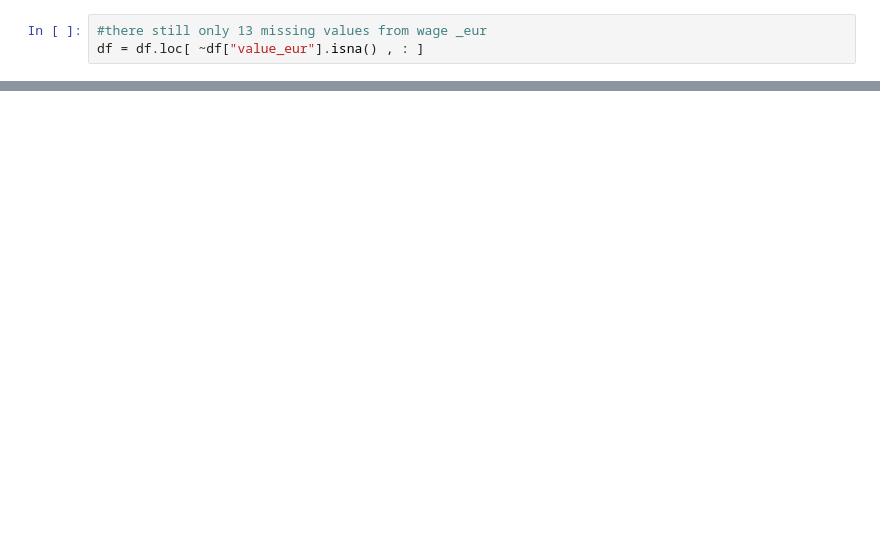
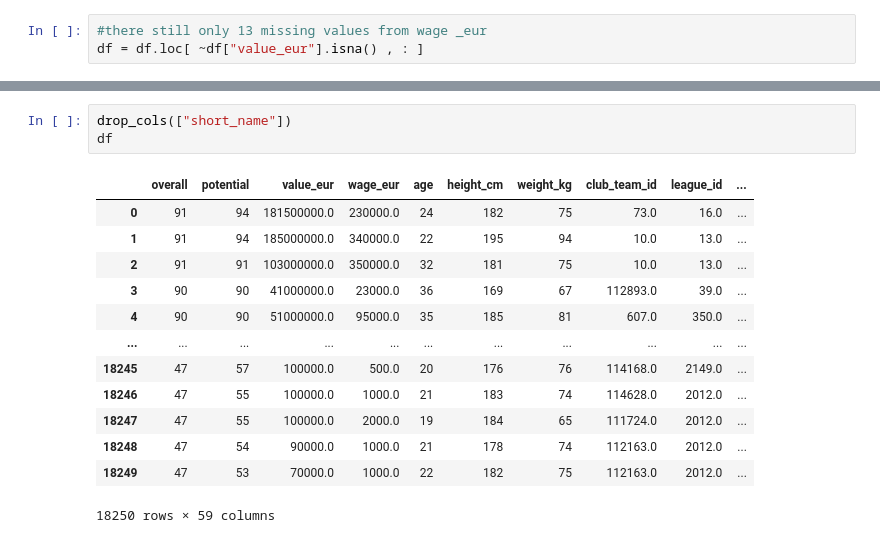
Before and after one commit to adandotmosta/FUT_24_ANALYSIS_DATAMINING, a Jupyter notebook: FUT_ANALYSIS.ipynb, the cells around one changed output, grey strips where cells are left out. Drawn from its saved outputs; the diff is of its cells as text; blank space fills up the shorter version.

```diff
--- a/FUT_ANALYSIS.ipynb
+++ b/FUT_ANALYSIS.ipynb
@@ -921,0 +929,17 @@ df.to_csv(csv_file_path, index=False)
+# %%
+drop_cols(["short_name"])
+df
+# %% [output]
+|  | overall | potential | value_eur | wage_eur | age | height_cm | weight_kg | club_team_id | league_id | ... |
+| 0 | 91 | 94 | 181500000.0 | 230000.0 | 24 | 182 | 75 | 73.0 | 16.0 | ... |
+| 1 | 91 | 94 | 185000000.0 | 340000.0 | 22 | 195 | 94 | 10.0 | 13.0 | ... |
+| 2 | 91 | 91 | 103000000.0 | 350000.0 | 32 | 181 | 75 | 10.0 | 13.0 | ... |
+| 3 | 90 | 90 | 41000000.0 | 23000.0 | 36 | 169 | 67 | 112893.0 | 39.0 | ... |
+| 4 | 90 | 90 | 51000000.0 | 95000.0 | 35 | 185 | 81 | 607.0 | 350.0 | ... |
+| ... | ... | ... | ... | ... | ... | ... | ... | ... | ... | ... |
+| 18245 | 47 | 57 | 100000.0 | 500.0 | 20 | 176 | 76 | 114168.0 | 2149.0 | ... |
+| 18246 | 47 | 55 | 100000.0 | 1000.0 | 21 | 183 | 74 | 114628.0 | 2012.0 | ... |
+| 18247 | 47 | 55 | 100000.0 | 2000.0 | 19 | 184 | 65 | 111724.0 | 2012.0 | ... |
+| 18248 | 47 | 54 | 90000.0 | 1000.0 | 21 | 178 | 74 | 112163.0 | 2012.0 | ... |
+| 18249 | 47 | 53 | 70000.0 | 1000.0 | 22 | 182 | 75 | 112163.0 | 2012.0 | ... |
+18250 rows × 59 columns
```
Also changed, not shown: parts of 22 cells of this notebook.
